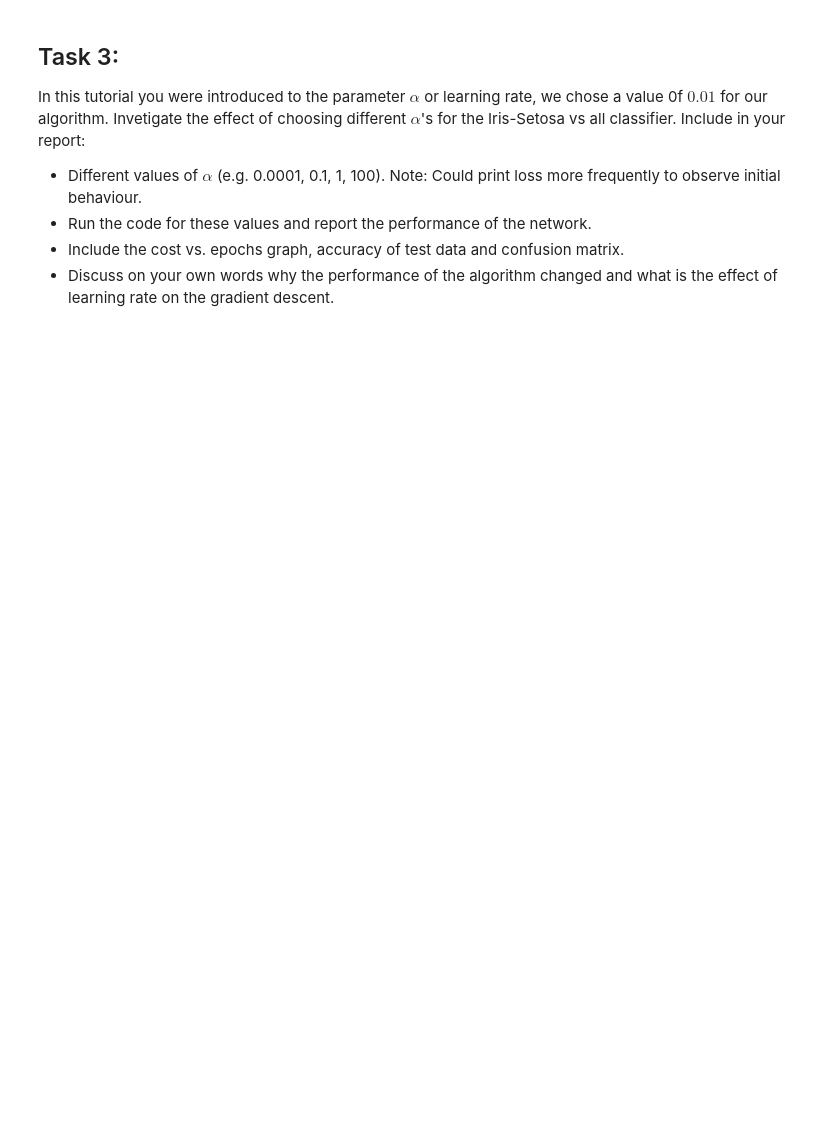
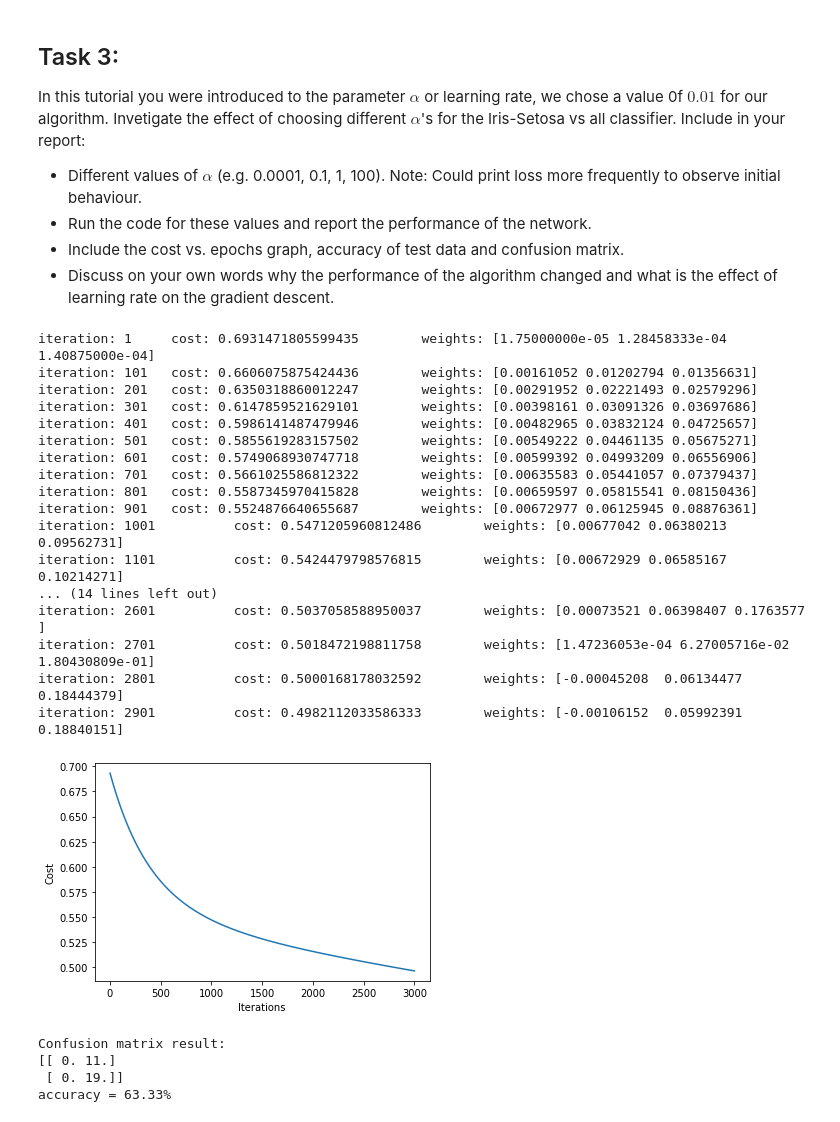
Before and after one commit to limited-fion/ee3-ml, a Jupyter notebook: Fion_ML_Logistic_Regression_.ipynb, the cells around one changed output. Saved outputs shown, nothing was run; the diff lists cells and outputs as text; code cells hidden in the pictures; blank space fills up the shorter version.

```diff
--- a/Fion_ML_Logistic_Regression_.ipynb
+++ b/Fion_ML_Logistic_Regression_.ipynb
@@ -426,3 +437,57 @@ In this tutorial you were introduced to the parameter $\alpha$ or learning rate,
 - Run the code for these values and report the performance of the network.
 - Include the cost vs. epochs graph, accuracy of test data and confusion matrix.
 - Discuss on your own words why the performance of the algorithm changed and what is the effect of learning rate on the gradient descent.
+# %%
+# Setosa is assigned label 0, while all other classes will have a label of 1
+y = np.where(labels == 0, 0, 1)
+
+# Consider only two features - sepal length (column 0) and petal length (column 2)
+# Bias term (intercept) is added to each data point (row)
+X = iris_data.iloc[:,[0,2]]
+intercept = np.ones((X.shape[0], 1))
+X = np.concatenate((intercept, X), axis=1)
+
+Z = np.insert(X, 3, y, axis=1)
+
+np.random.shuffle(Z)
+
+alpha = 0.0001
+num_iter = 3000
+
+model_weights = fit(alpha, num_iter, training_set(Z)[:, :3], training_set(Z)[:, 3])
+
+predictions = predict(test_set(Z)[:, :3], model_weights)
+pred = predictions.astype('int')
+true = test_set(Z)[:, 3].astype('int')
+
+conf_matrix = compute_confusion_matrix(true, pred)
+print('Confusion matrix result: ')
+print(conf_matrix)
+
+diagonal_sum = conf_matrix.trace()
+sum_of_all_elements = conf_matrix.sum()
+accuracy = diagonal_sum / sum_of_all_elements
+print('accuracy = {:0.2f}%'.format(accuracy*100))
+# %% [output]
+iteration: 1     cost: 0.6931471805599435        weights: [1.75000000e-05 1.28458333e-04 1.40875000e-04]
+iteration: 101   cost: 0.6606075875424436        weights: [0.00161052 0.01202794 0.01356631]
+iteration: 201   cost: 0.6350318860012247        weights: [0.00291952 0.02221493 0.02579296]
+iteration: 301   cost: 0.6147859521629101        weights: [0.00398161 0.03091326 0.03697686]
+iteration: 401   cost: 0.5986141487479946        weights: [0.00482965 0.03832124 0.04725657]
+iteration: 501   cost: 0.5855619283157502        weights: [0.00549222 0.04461135 0.05675271]
+iteration: 601   cost: 0.5749068930747718        weights: [0.00599392 0.04993209 0.06556906]
+iteration: 701   cost: 0.5661025586812322        weights: [0.00635583 0.05441057 0.07379437]
+iteration: 801   cost: 0.5587345970415828        weights: [0.00659597 0.05815541 0.08150436]
+iteration: 901   cost: 0.5524876640655687        weights: [0.00672977 0.06125945 0.08876361]
+iteration: 1001          cost: 0.5471205960812486        weights: [0.00677042 0.06380213 0.09562731]
+iteration: 1101          cost: 0.5424479798576815        weights: [0.00672929 0.06585167 0.10214271]
+... (14 lines left out)
+iteration: 2601          cost: 0.5037058588950037        weights: [0.00073521 0.06398407 0.1763577 ]
+iteration: 2701          cost: 0.5018472198811758        weights: [1.47236053e-04 6.27005716e-02 1.80430809e-01]
+iteration: 2801          cost: 0.5000168178032592        weights: [-0.00045208  0.06134477  0.18444379]
+iteration: 2901          cost: 0.4982112033586333        weights: [-0.00106152  0.05992391  0.18840151]
+[figure, added]
+Confusion matrix result:
+[[ 0. 11.]
+ [ 0. 19.]]
+accuracy = 63.33%
```
Also changed, not shown: parts of 7 cells of this notebook.
